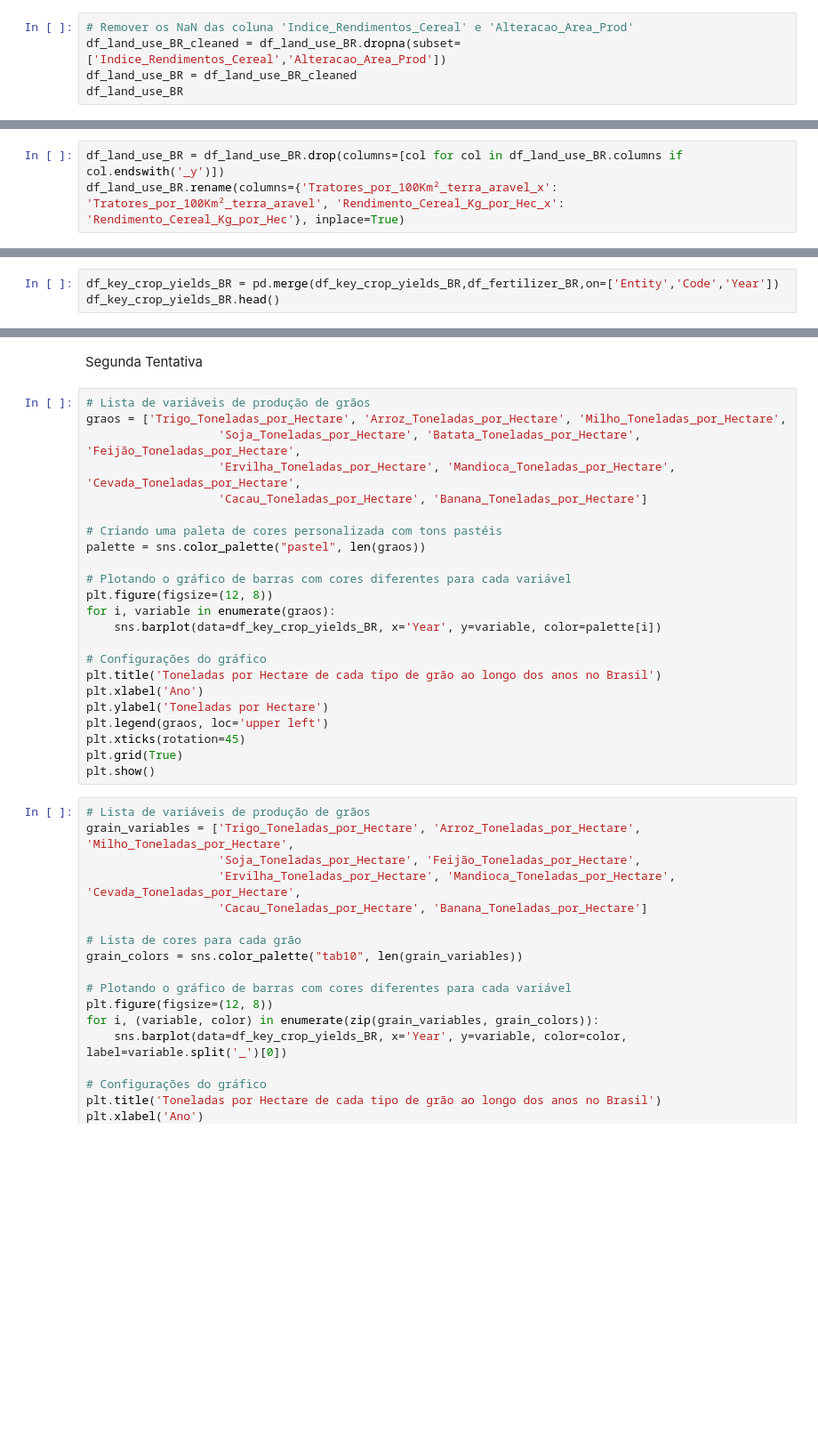
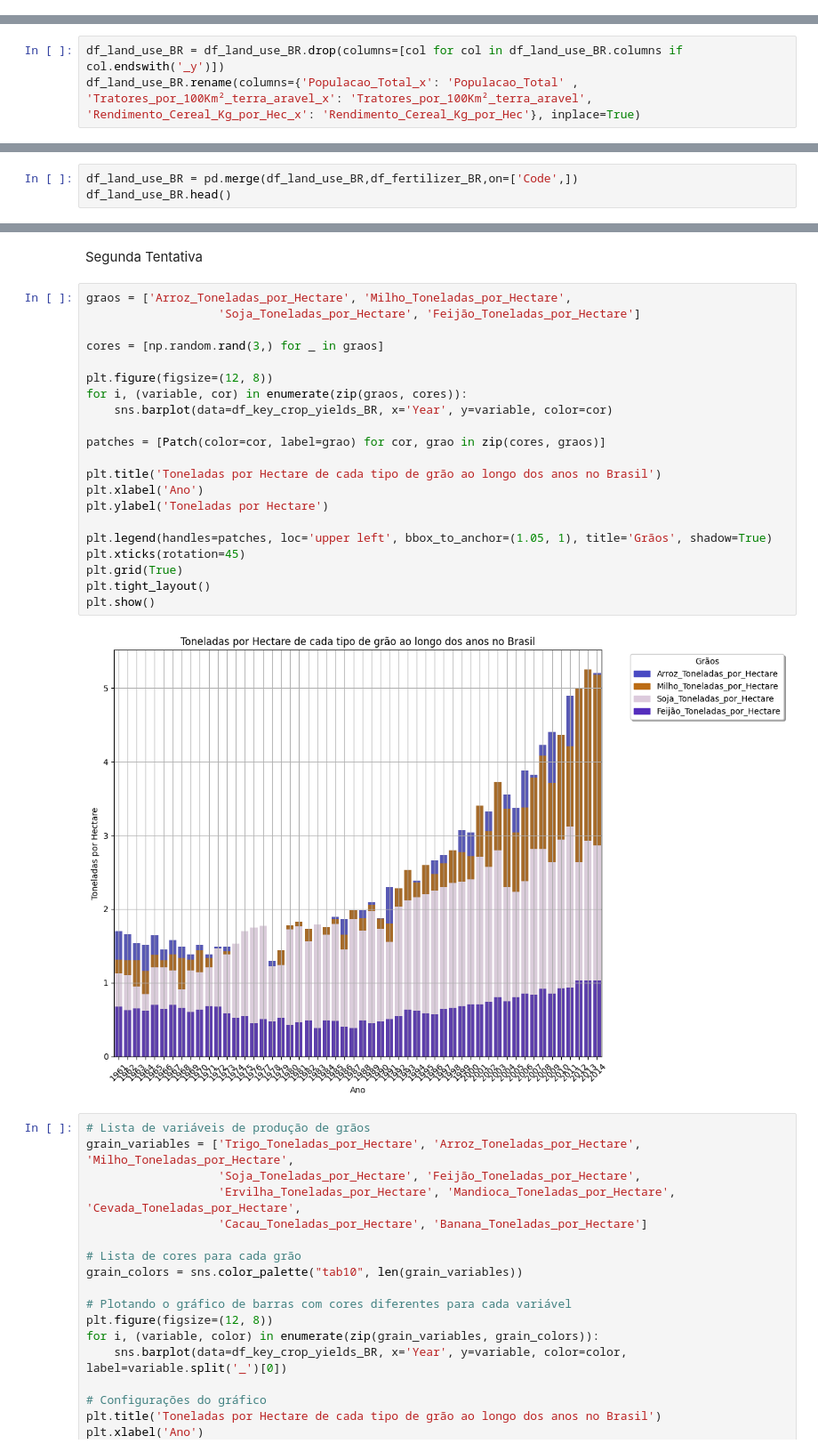
Before and after one commit to grupos4g4/AED, a Jupyter notebook: Cópia_de_Aplicando_Aula_7_AED.ipynb, the cells around one changed output, grey strips where cells are left out. Shown at 89% size. Cells and saved outputs as stored; diff of their text form; blank space fills up the shorter version.

```diff
--- a/Cópia_de_Aplicando_Aula_7_AED.ipynb
+++ b/Cópia_de_Aplicando_Aula_7_AED.ipynb
@@ -175,8 +407,3 @@ Removendo os valores nulo de df_land_use_BR
-# %%
-# Remover os NaN das coluna 'Indice_Rendimentos_Cereal' e 'Alteracao_Area_Prod'
-df_land_use_BR_cleaned = df_land_use_BR.dropna(subset=['Indice_Rendimentos_Cereal','Alteracao_Area_Prod'])
-df_land_use_BR = df_land_use_BR_cleaned
-df_land_use_BR
 # %% [markdown]
 Verificando os tipo de variáveis presentes em df_land_use_BR
 # %%
@@ -262,6 +629,6 @@ Devido a duplicação de algumas colunas, foram feitos tratamentos nestas como:
 *   Renomear as colunas retirando o x do final delas
 # %%
 df_land_use_BR = df_land_use_BR.drop(columns=[col for col in df_land_use_BR.columns if col.endswith('_y')])
-df_land_use_BR.rename(columns={'Tratores_por_100Km²_terra_aravel_x': 'Tratores_por_100Km²_terra_aravel', 'Rendimento_Cereal_Kg_por_Hec_x': 'Rendimento_Cereal_Kg_por_Hec'}, inplace=True)
+df_land_use_BR.rename(columns={'Populacao_Total_x': 'Populacao_Total' , 'Tratores_por_100Km²_terra_aravel_x': 'Tratores_por_100Km²_terra_aravel', 'Rendimento_Cereal_Kg_por_Hec_x': 'Rendimento_Cereal_Kg_por_Hec'}, inplace=True)
 # %%
 df_land_use_BR.info()
@@ -268,5 +651,5 @@ df_land_use_BR.info()
 # %% [markdown]
 ## Merge entre os dataframes (df_land_use_BR e df_fertilizer_BR)
 # %%
-df_key_crop_yields_BR = pd.merge(df_key_crop_yields_BR,df_fertilizer_BR,on=['Entity','Code','Year'])
-df_key_crop_yields_BR.head()
+df_land_use_BR = pd.merge(df_land_use_BR,df_fertilizer_BR,on=['Code',])
+df_land_use_BR.head()
@@ -626,28 +1128,28 @@ Variável 4: 0.6750172105870496
 # %% [markdown]
 Segunda Tentativa
 # %%
-# Lista de variáveis de produção de grãos
-graos = ['Trigo_Toneladas_por_Hectare', 'Arroz_Toneladas_por_Hectare', 'Milho_Toneladas_por_Hectare',
-                   'Soja_Toneladas_por_Hectare', 'Batata_Toneladas_por_Hectare', 'Feijão_Toneladas_por_Hectare',
-                   'Ervilha_Toneladas_por_Hectare', 'Mandioca_Toneladas_por_Hectare', 'Cevada_Toneladas_por_Hectare',
-                   'Cacau_Toneladas_por_Hectare', 'Banana_Toneladas_por_Hectare']
+graos = ['Arroz_Toneladas_por_Hectare', 'Milho_Toneladas_por_Hectare',
+                   'Soja_Toneladas_por_Hectare', 'Feijão_Toneladas_por_Hectare']
 
-# Criando uma paleta de cores personalizada com tons pastéis
-palette = sns.color_palette("pastel", len(graos))
+cores = [np.random.rand(3,) for _ in graos]
 
-# Plotando o gráfico de barras com cores diferentes para cada variável
 plt.figure(figsize=(12, 8))
-for i, variable in enumerate(graos):
-    sns.barplot(data=df_key_crop_yields_BR, x='Year', y=variable, color=palette[i])
+for i, (variable, cor) in enumerate(zip(graos, cores)):
+    sns.barplot(data=df_key_crop_yields_BR, x='Year', y=variable, color=cor)
 
-# Configurações do gráfico
+patches = [Patch(color=cor, label=grao) for cor, grao in zip(cores, graos)]
+
 plt.title('Toneladas por Hectare de cada tipo de grão ao longo dos anos no Brasil')
 plt.xlabel('Ano')
 plt.ylabel('Toneladas por Hectare')
-plt.legend(graos, loc='upper left')
+
+plt.legend(handles=patches, loc='upper left', bbox_to_anchor=(1.05, 1), title='Grãos', shadow=True)
 plt.xticks(rotation=45)
 plt.grid(True)
+plt.tight_layout()
 plt.show()
+# %% [output]
+[figure, added]
 # %%
 # Lista de variáveis de produção de grãos
 grain_variables = ['Trigo_Toneladas_por_Hectare', 'Arroz_Toneladas_por_Hectare', 'Milho_Toneladas_por_Hectare',
```
Also changed, not shown: parts of 67 cells of this notebook.
